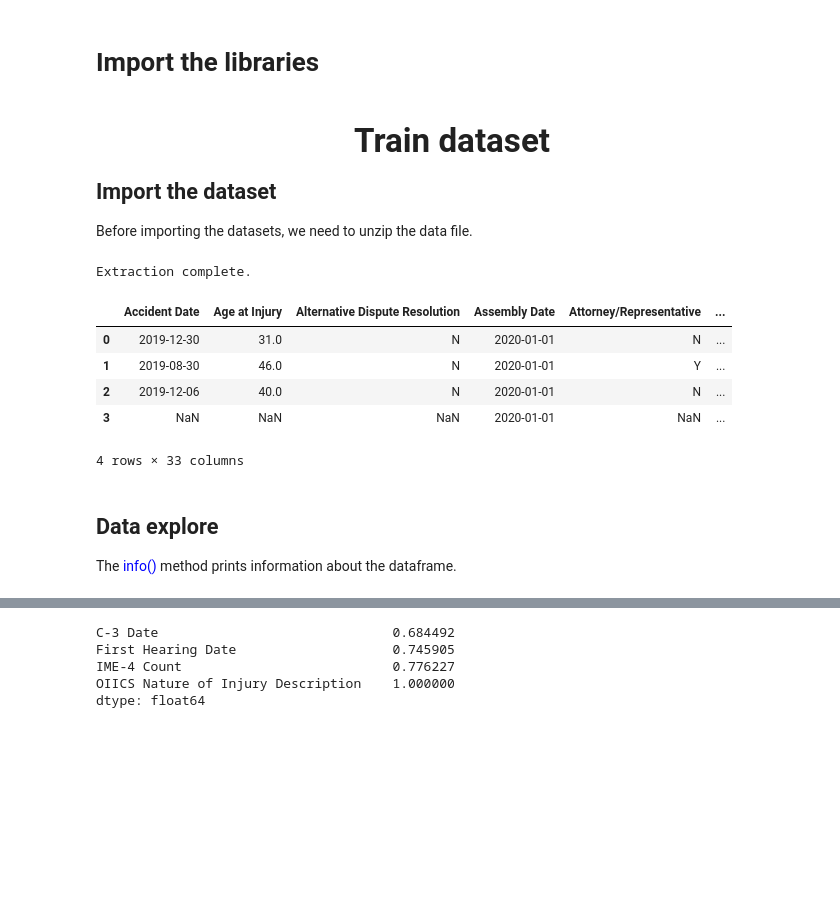
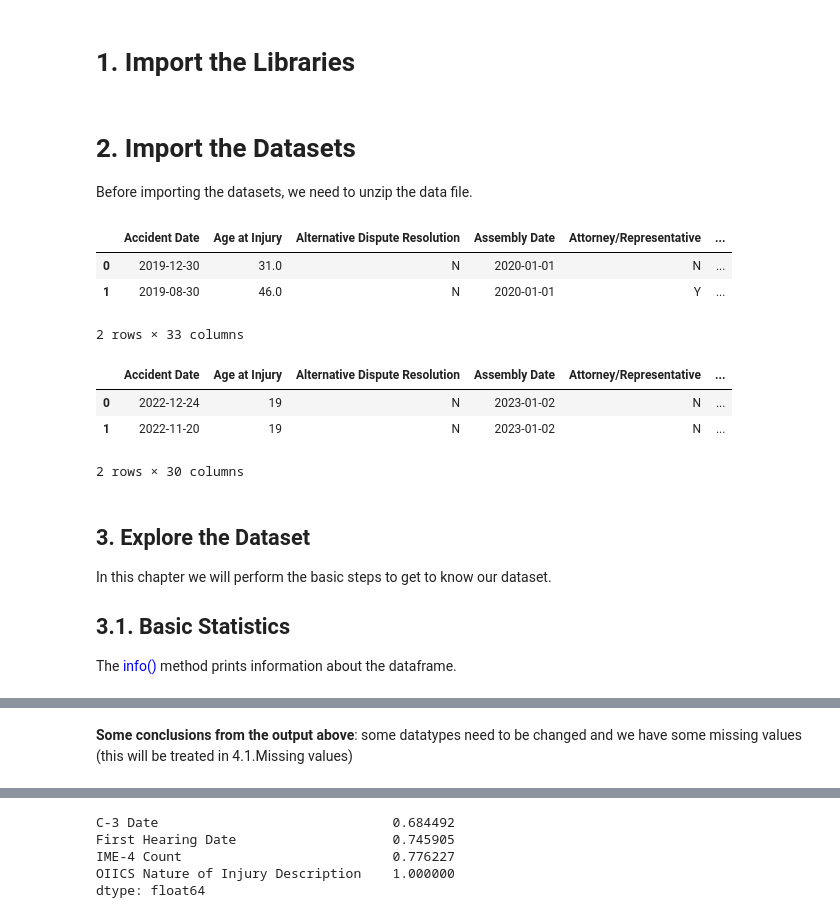
Before and after one commit to xandga/Machine_Learning_project, a Jupyter notebook: Deliverables/Notebook.ipynb, the cells around one changed output, grey strips where cells are left out. Saved outputs shown, nothing was run; the diff lists cells and outputs as text; code cells hidden in the pictures; blank space fills up the shorter version.

Commit message:
Update Notebook
More structured, with the basic code

```diff
--- a/Deliverables/Notebook.ipynb
+++ b/Deliverables/Notebook.ipynb
@@ -21,5 +29,5 @@ Nuno Bernardino  - 2021546@novaims.unl.pt - 2021546<br>
 # %% [markdown]
-# Import the libraries<a class="anchor" id="chapter1"></a>
+# 1. Import the Libraries<a class="anchor" id="chapter1"></a>
 # %%
 #importing standard data science libraries
 import pandas as pd
@@ -30,17 +38,14 @@ import zipfile
 # %% [markdown]
-#  **<h3 align="center">Train dataset </h3>** <a class="anchor" id="chapter2"></a>
-## Import the dataset <a class="anchor" id="section_2_1"></a>
+# 2. Import the Datasets <a class="anchor" id="chapter2"></a>
 Before importing the datasets, we need to unzip the data file.
 # %%
-zip_path = r'../Data.zip'  # Adjust based on actual location
-extract_to_path = '../project_data'
+# zip_path = r'../Data.zip'  # Adjust based on actual location
+# extract_to_path = '../project_data'
 
-# Extract files
-with zipfile.ZipFile(zip_path, 'r') as zip_ref:
-    zip_ref.extractall(extract_to_path)
+# # Extract files
+# with zipfile.ZipFile(zip_path, 'r') as zip_ref:
+#     zip_ref.extractall(extract_to_path)
 
-print("Extraction complete.")
+# print("Extraction complete.")
-# %% [output]
-Extraction complete.
 # %%
 df_train = pd.read_csv('../project_data/Data/train_data.csv')
@@ -47,14 +53,23 @@ df_train = pd.read_csv('../project_data/Data/train_data.csv')
 # %%
-df_train.head(4)
+df_train.head(2)
 # %% [output]
 |  | Accident Date | Age at Injury | Alternative Dispute Resolution | Assembly Date | Attorney/Representative | ... |
 | 0 | 2019-12-30 | 31.0 | N | 2020-01-01 | N | ... |
 | 1 | 2019-08-30 | 46.0 | N | 2020-01-01 | Y | ... |
-| 2 | 2019-12-06 | 40.0 | N | 2020-01-01 | N | ... |
-| 3 | NaN | NaN | NaN | 2020-01-01 | NaN | ... |
-4 rows × 33 columns
+2 rows × 33 columns
+# %%
+df_test.head(2)
+# %% [output]
+|  | Accident Date | Age at Injury | Alternative Dispute Resolution | Assembly Date | Attorney/Representative | ... |
+| 0 | 2022-12-24 | 19 | N | 2023-01-02 | N | ... |
+| 1 | 2022-11-20 | 19 | N | 2023-01-02 | N | ... |
+2 rows × 30 columns
 # %% [markdown]
-## Data explore <a class="anchor" id="section_2_2"></a>
+## 3. Explore the Dataset <a class="anchor" id="chapter3"></a>
+In this chapter we will perform the basic steps to get to know our dataset.
+
+## 3.1. Basic Statistics <a class="anchor" id="section_3_1"></a>
+
 The <span style='color:Blue'> info()  </span> method prints information about the dataframe.
 # %%
 df_train.info()
@@ -76,6 +91,8 @@ Data columns (total 33 columns):
  32  Number of Dependents                574026 non-null  float64
 dtypes: float64(11), int64(1), object(21)
 memory usage: 149.4+ MB
+# %% [markdown]
+**Some conclusions from the output above**: some datatypes need to be changed and we have some missing values (this will be treated in 4.1.Missing values)
 # %%
 #Converting Date Columns
 # Convert object columns to datetime format
```
Also changed, not shown: parts of 54 cells of this notebook.
